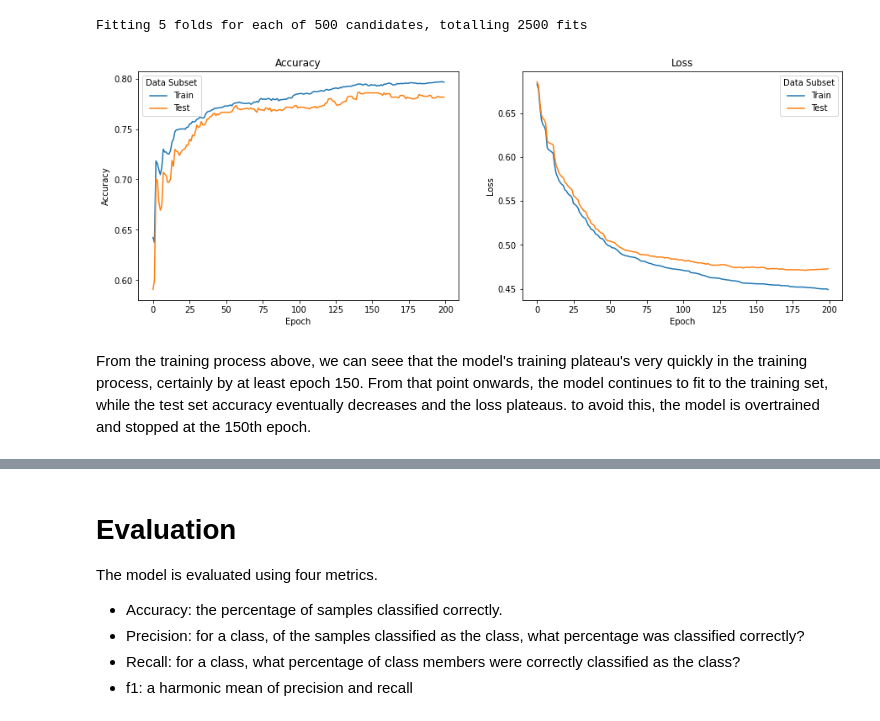
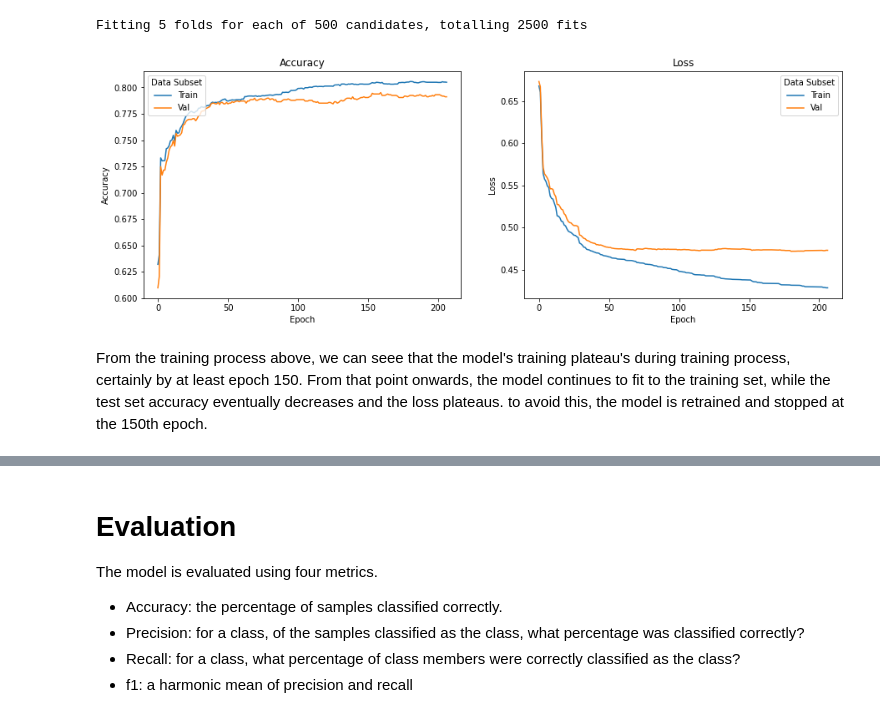
Before and after one commit to penichols10/Predicting-Gender-from-MoCo-Employment-Data, a Jupyter notebook: moco_employees.ipynb, the cells around one changed output, grey strips where cells are left out. Saved outputs shown, nothing was run; the diff lists cells and outputs as text; code cells hidden in the pictures.

Commit message:
Edited markdown. Retrained model.

```diff
--- a/moco_employees.ipynb
+++ b/moco_employees.ipynb
@@ -737,37 +758,39 @@ xg.fit(x_train, y_train, eval_metric=['logloss', 'error'], eval_set=eval_set, ve
 
 results = xg.evals_result()
 # %%
+# xgboost's error is error = 1-accuracy. I calculate the accuracy for convenience and interpretability
 train_acc = [1-err for err in results['validation_0']['error']]
 test_acc = [1-err for err in results['validation_1']['error']]
 
 train_ce =results['validation_0']['logloss']
 test_ce = results['validation_1']['logloss']
 
 epochs = range(len(test_acc))
 
 fig, axes = plt.subplots(1, 2, figsize=(15, 5))
 
+# Plot the accuracy
 sns.lineplot(x=epochs, y=train_acc, ax=axes[0])
 sns.lineplot(x=epochs, y=test_acc, ax=axes[0])
 axes[0].set_title('Accuracy')
 axes[0].set_xlabel('Epoch')
 axes[0].set_ylabel('Accuracy')
-axes[0].legend(title='Data Subset', loc='upper left', labels=['Train', 'Test'])
+axes[0].legend(title='Data Subset', loc='upper left', labels=['Train', 'Val'])
 
-
+# Plot the loss
 sns.lineplot(x=epochs, y=train_ce, ax=axes[1])
 sns.lineplot(x=epochs, y=test_ce, ax=axes[1])
 axes[1].set_title('Loss')
 axes[1].set_xlabel('Epoch')
 axes[1].set_ylabel('Loss')
-axes[1].legend(title='Data Subset', loc='upper right', labels=['Train', 'Test'])
+axes[1].legend(title='Data Subset', loc='upper right', labels=['Train', 'Val'])
 
 
 plt.show()
 # %% [output]
-[figure, old version]
+[figure, new version]
 # %% [markdown]
-From the training process above, we can seee that the model's training plateau's very quickly in the training process, certainly by at least epoch 150. From that point onwards, the model continues to fit to the training set, while the test set accuracy eventually decreases and the loss plateaus. to avoid this, the model is overtrained and stopped at the 150th epoch.
+From the training process above, we can seee that the model's training plateau's during training process, certainly by at least epoch 150. From that point onwards, the model continues to fit to the training set, while the test set accuracy eventually decreases and the loss plateaus. to avoid this, the model is retrained and stopped at the 150th epoch.
 # %%
 # Train with early stopping
 xg.fit(x_train, y_train, early_stopping_rounds=150, eval_metric=['logloss', 'error'], eval_set=eval_set, verbose=0)
```
Also changed, not shown: parts of 33 cells of this notebook, 1 other file.
